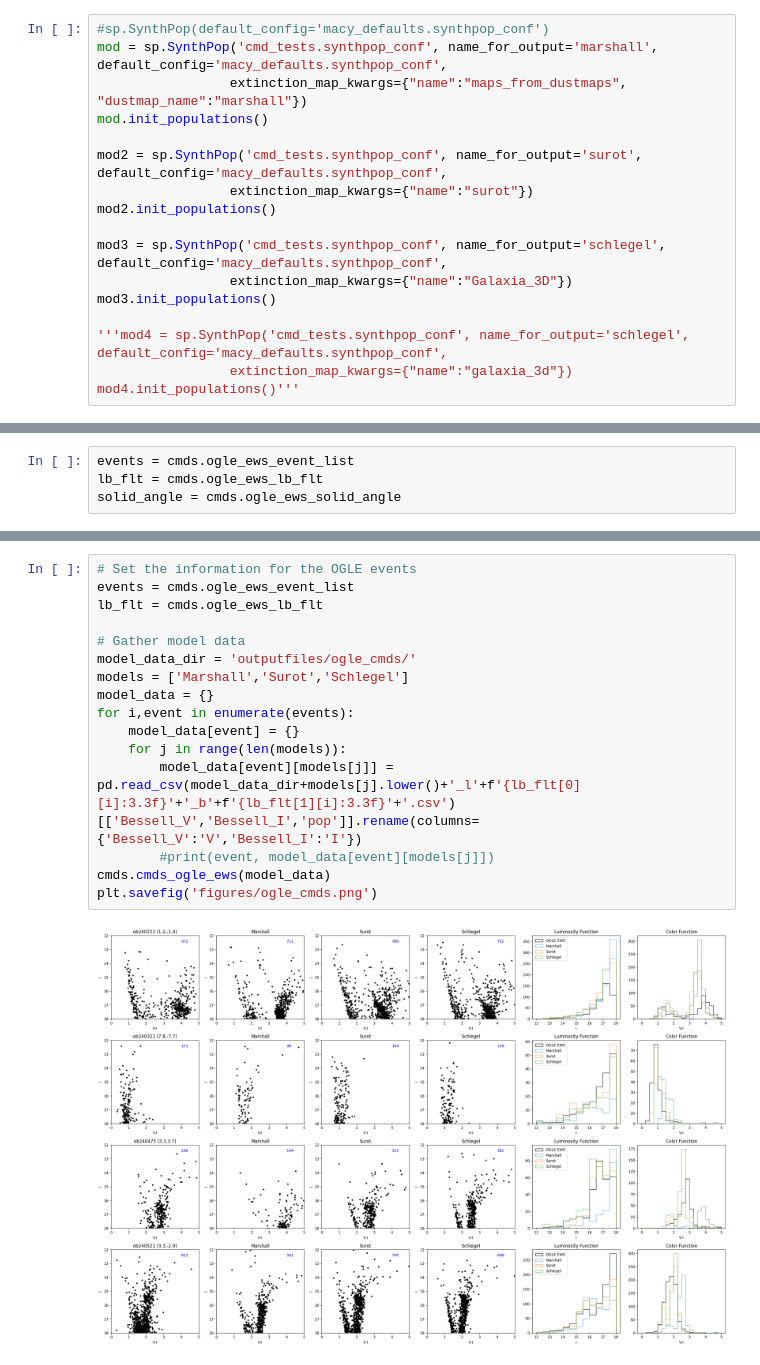
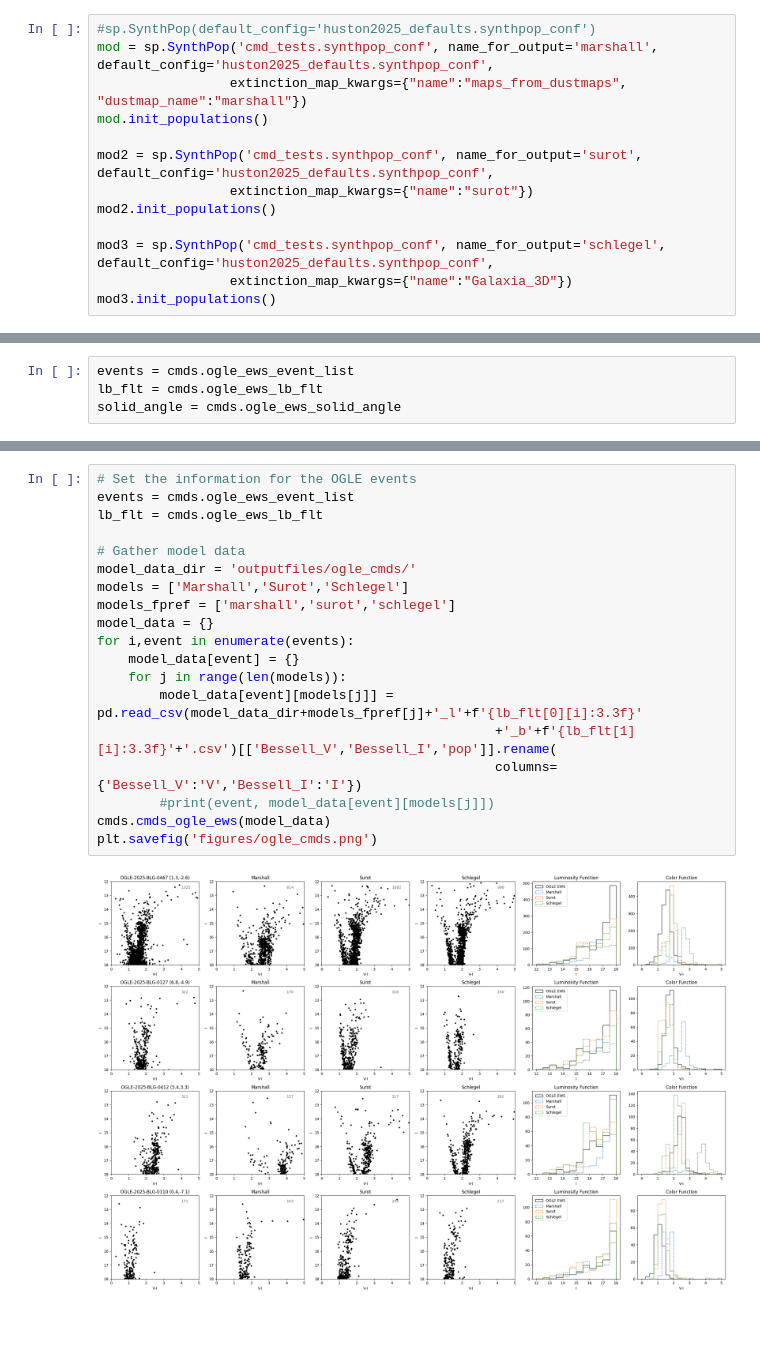
Before and after one commit to synthpop-galaxy/synthpop-model-eval, a Jupyter notebook: cmds.ipynb, the cells around one changed output, grey strips where cells are left out. Saved outputs shown, nothing was run; the diff lists cells and outputs as text; blank space fills up the shorter version.

```diff
--- a/cmds.ipynb
+++ b/cmds.ipynb
@@ -21,18 +18,14 @@ ccyc = ['#377eb8', '#ff7f00', '#4daf4a',
 # %%
-#sp.SynthPop(default_config='macy_defaults.synthpop_conf')
-mod = sp.SynthPop('cmd_tests.synthpop_conf', name_for_output='marshall', default_config='macy_defaults.synthpop_conf',
+#sp.SynthPop(default_config='huston2025_defaults.synthpop_conf')
+mod = sp.SynthPop('cmd_tests.synthpop_conf', name_for_output='marshall', default_config='huston2025_defaults.synthpop_conf',
                  extinction_map_kwargs={"name":"maps_from_dustmaps", "dustmap_name":"marshall"})
 mod.init_populations()
 
-mod2 = sp.SynthPop('cmd_tests.synthpop_conf', name_for_output='surot', default_config='macy_defaults.synthpop_conf',
+mod2 = sp.SynthPop('cmd_tests.synthpop_conf', name_for_output='surot', default_config='huston2025_defaults.synthpop_conf',
                  extinction_map_kwargs={"name":"surot"})
 mod2.init_populations()
 
-mod3 = sp.SynthPop('cmd_tests.synthpop_conf', name_for_output='schlegel', default_config='macy_defaults.synthpop_conf',
+mod3 = sp.SynthPop('cmd_tests.synthpop_conf', name_for_output='schlegel', default_config='huston2025_defaults.synthpop_conf',
                  extinction_map_kwargs={"name":"Galaxia_3D"})
 mod3.init_populations()
-
-'''mod4 = sp.SynthPop('cmd_tests.synthpop_conf', name_for_output='schlegel', default_config='macy_defaults.synthpop_conf',
-                 extinction_map_kwargs={"name":"galaxia_3d"})
-mod4.init_populations()'''
 # %% [output]
@@ -145,18 +141,21 @@ for i,ev in enumerate(events):
 # %%
 # Set the information for the OGLE events
 events = cmds.ogle_ews_event_list
 lb_flt = cmds.ogle_ews_lb_flt
 
 # Gather model data
 model_data_dir = 'outputfiles/ogle_cmds/'
 models = ['Marshall','Surot','Schlegel']
+models_fpref = ['marshall','surot','schlegel']
 model_data = {}
 for i,event in enumerate(events):
     model_data[event] = {}
     for j in range(len(models)):
-        model_data[event][models[j]] = pd.read_csv(model_data_dir+models[j].lower()+'_l'+f'{lb_flt[0][i]:3.3f}'+'_b'+f'{lb_flt[1][i]:3.3f}'+'.csv')[['Bessell_V','Bessell_I','pop']].rename(columns={'Bessell_V':'V','Bessell_I':'I'})
+        model_data[event][models[j]] = pd.read_csv(model_data_dir+models_fpref[j]+'_l'+f'{lb_flt[0][i]:3.3f}'
+                                                   +'_b'+f'{lb_flt[1][i]:3.3f}'+'.csv')[['Bessell_V','Bessell_I','pop']].rename(
+                                                   columns={'Bessell_V':'V','Bessell_I':'I'})
         #print(event, model_data[event][models[j]])
 cmds.cmds_ogle_ews(model_data)
 plt.savefig('figures/ogle_cmds.png')
 # %% [output]
-[figure, old version]
+[figure, new version]
```
Also changed, not shown: parts of 11 cells of this notebook, 7 other files.
